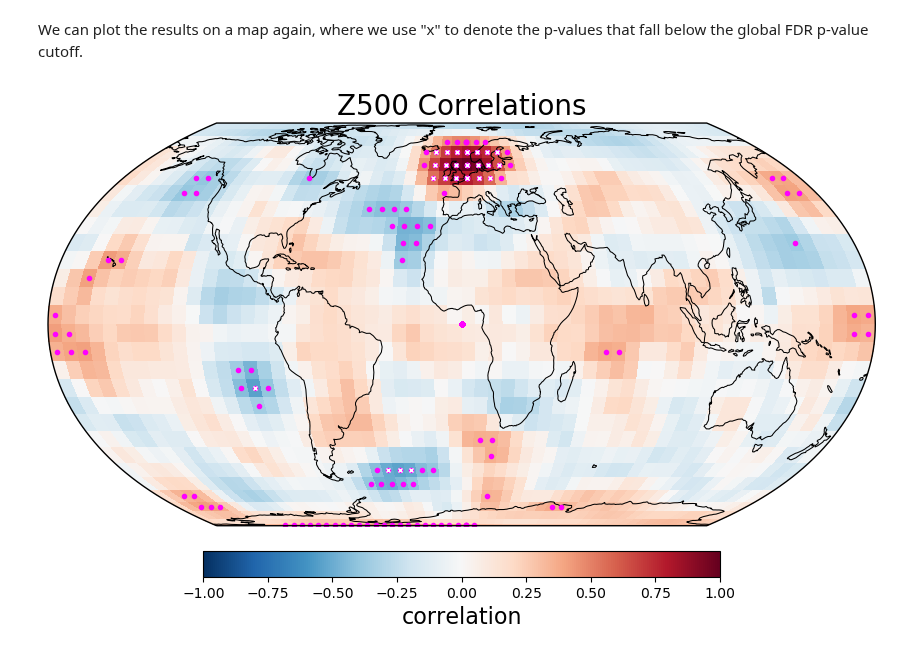
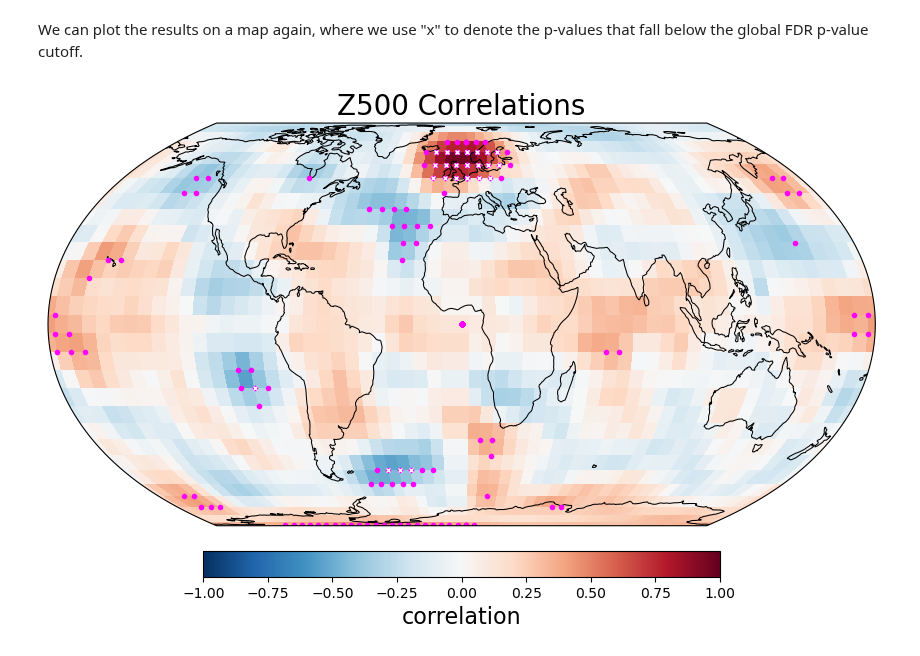
Before and after one commit to kjmayer/ats655-coursematerial, a Jupyter notebook: jupyter_notebooks/maps_of_random_relationships.ipynb, the cells around one changed output. Cells and saved outputs as stored; diff of their text form; code cells hidden in the pictures.

```diff
--- a/jupyter_notebooks/maps_of_random_relationships.ipynb
+++ b/jupyter_notebooks/maps_of_random_relationships.ipynb
@@ -179,24 +180,24 @@ We can plot the results on a map again, where we use "x" to denote the p-values
 # %%
 data_crs = ct.crs.PlateCarree()
 
 plt.figure(figsize=(16/1.2,8/1.2))
 ax = plt.subplot(projection=ct.crs.EqualEarth())
 ax.set_global()
 ax.coastlines(linewidth = .75)
-image = ax.pcolor(LONG, LAT, C, transform=data_crs, cmap='RdBu_r')
+image = ax.pcolor(LONG, LAT, C, transform=data_crs, cmap='RdBu_r', shading='auto')
 cb = plt.colorbar(image, shrink=.5, orientation="horizontal", pad=.05)
 cb.set_label('correlation', fontsize=16)
 maxval = np.max(C[:])
 image.set_clim(-maxval,maxval)
 
 for ilat,vallat in enumerate(LAT):
     for ilon,vallon in enumerate(LONG):
         if(P[ilat,ilon]<0.05):
             ax.plot(vallon+np.abs(np.diff(LONG)[1])/2,vallat-np.abs(np.diff(LAT)[1])/2,'o',markersize = 3, color = 'fuchsia', transform=data_crs)
         if(P[ilat,ilon]<fdrPcutoff):
             ax.plot(vallon+np.abs(np.diff(LONG)[1])/2,vallat-np.abs(np.diff(LAT)[1])/2,'x',markersize = 3, color = 'white', transform=data_crs)
 
 plt.title('Z500 Correlations', fontsize=20)
 plt.show()
 # %% [output]
-[figure, old version]
+[figure, new version]
```
Also changed, not shown: parts of 3 cells of this notebook, 1 other file.
